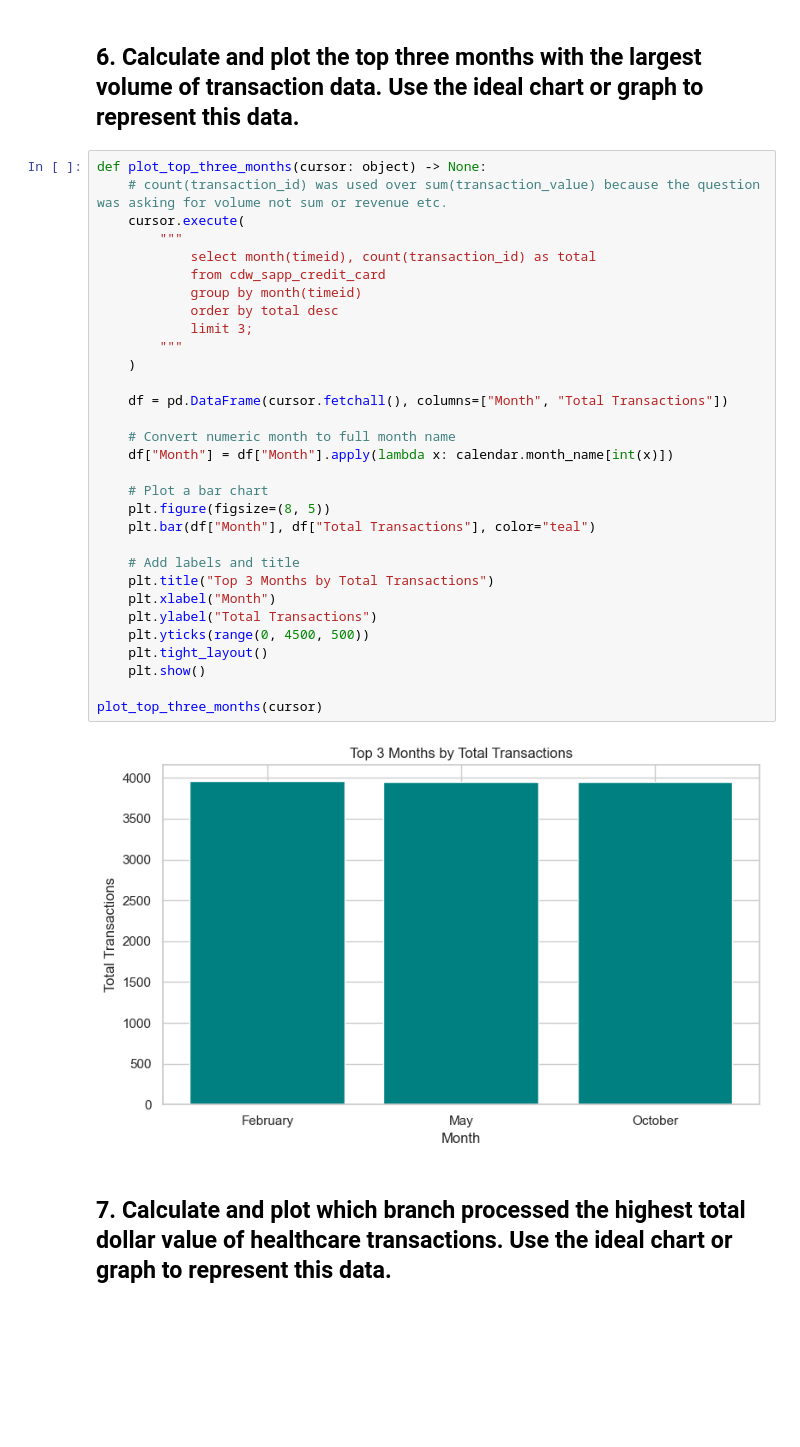
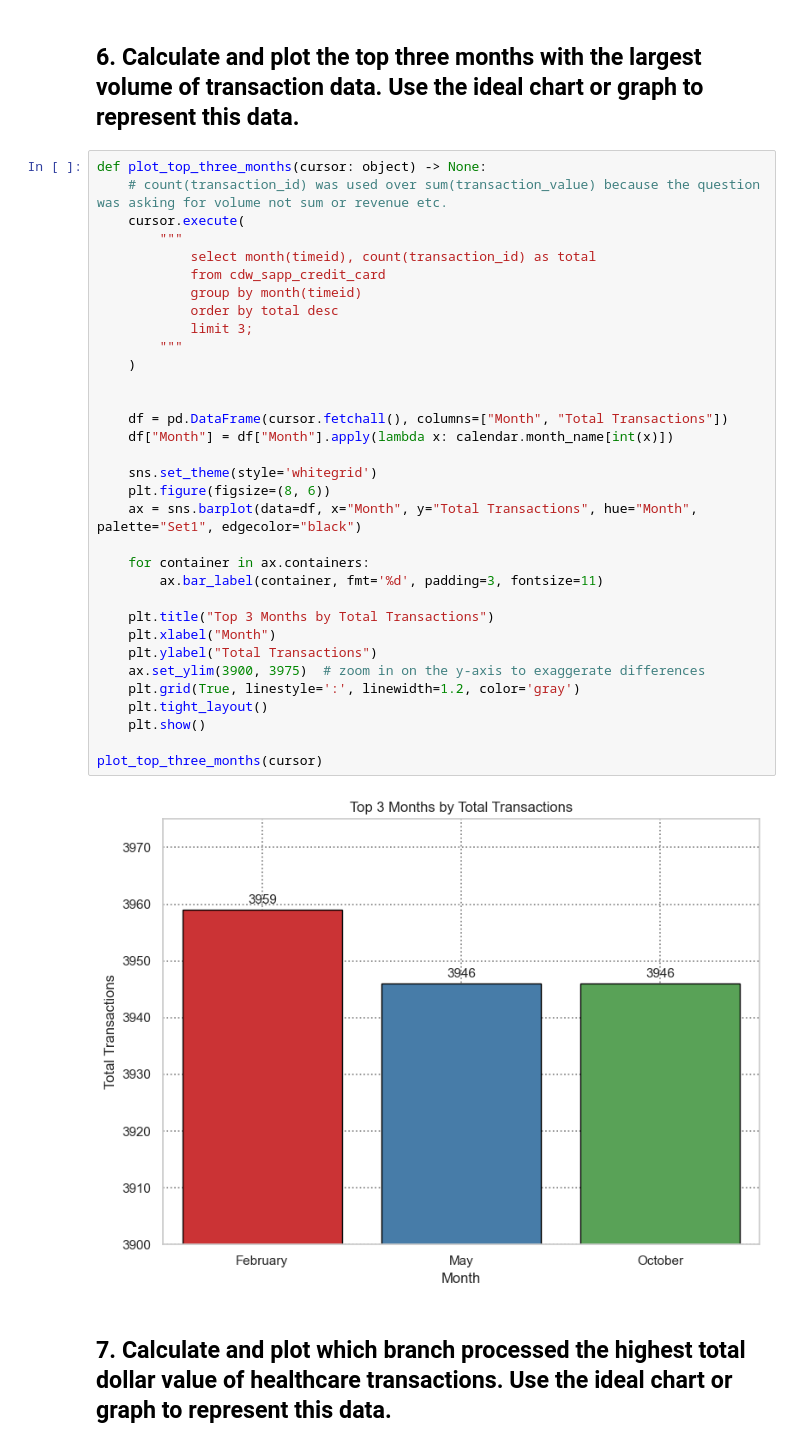
Before and after one commit to juanHunOfficial/data_capstone_proj, a Jupyter notebook: final_code/test_visuals.ipynb, the cells around one changed output. Saved outputs shown, nothing was run; the diff lists cells and outputs as text; blank space fills up the shorter version.

```diff
--- a/final_code/test_visuals.ipynb
+++ b/final_code/test_visuals.ipynb
@@ -203,36 +196,38 @@ plot_rejected_male_apps(cursor)
 # %%
 def plot_top_three_months(cursor: object) -> None:
     # count(transaction_id) was used over sum(transaction_value) because the question was asking for volume not sum or revenue etc.
     cursor.execute(
         """
             select month(timeid), count(transaction_id) as total
             from cdw_sapp_credit_card
             group by month(timeid)
             order by total desc
             limit 3;
         """
     )
 
+
     df = pd.DataFrame(cursor.fetchall(), columns=["Month", "Total Transactions"])
-
-    # Convert numeric month to full month name
     df["Month"] = df["Month"].apply(lambda x: calendar.month_name[int(x)])
 
-    # Plot a bar chart
-    plt.figure(figsize=(8, 5))
-    plt.bar(df["Month"], df["Total Transactions"], color="teal")
+    sns.set_theme(style='whitegrid')
+    plt.figure(figsize=(8, 6))
+    ax = sns.barplot(data=df, x="Month", y="Total Transactions", hue="Month", palette="Set1", edgecolor="black")
 
-    # Add labels and title
+    for container in ax.containers:
+        ax.bar_label(container, fmt='%d', padding=3, fontsize=11)
+
     plt.title("Top 3 Months by Total Transactions")
     plt.xlabel("Month")
     plt.ylabel("Total Transactions")
-    plt.yticks(range(0, 4500, 500))
+    ax.set_ylim(3900, 3975)  # zoom in on the y-axis to exaggerate differences
+    plt.grid(True, linestyle=':', linewidth=1.2, color='gray')
     plt.tight_layout()
     plt.show()
 
 plot_top_three_months(cursor)
 # %% [output]
-[figure, old version]
+[figure, new version]
 # %% [markdown]
 ## 7. Calculate and plot which branch processed the highest total dollar value of healthcare transactions. Use the ideal chart or graph to represent this data.
 # %%
```
Also changed, not shown: parts of 4 cells of this notebook.
